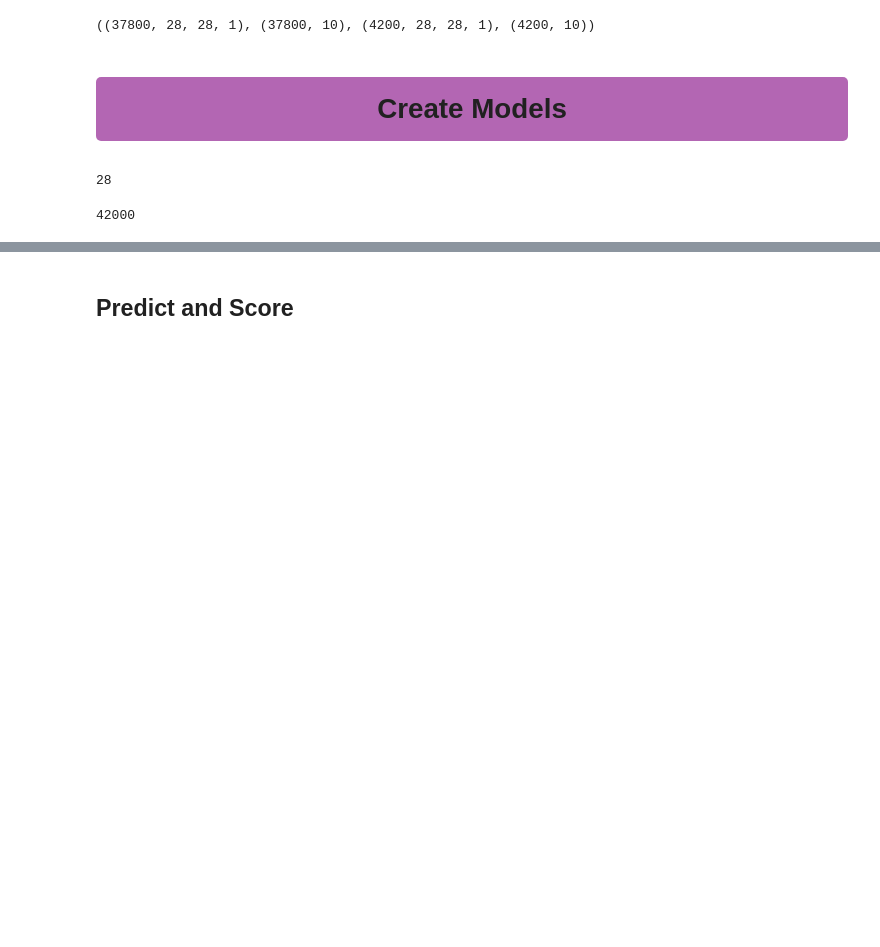
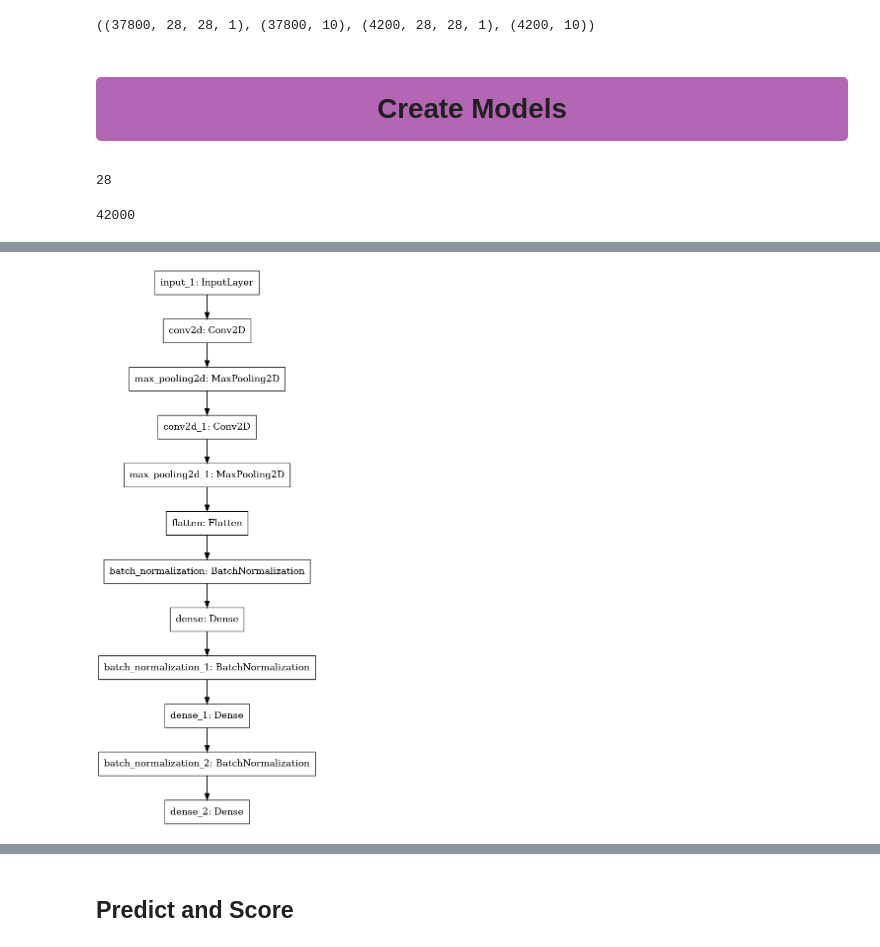
Before and after one commit to melling/ml-mnist-kaggle-digit-recognizer, a Jupyter notebook: mnist-cnn.ipynb, the cells around one changed output, grey strips where cells are left out. Saved outputs shown, nothing was run; the diff lists cells and outputs as text; code cells hidden in the pictures; blank space fills up the shorter version.

```diff
--- a/mnist-cnn.ipynb
+++ b/mnist-cnn.ipynb
@@ -256,3 +259,7 @@ To enable them in other operations, rebuild TensorFlow with the appropriate comp
+# %%
+keras.utils.plot_model(model)
+# %% [output]
+[figure, added]
 # %%
 %%time
 
```
Also changed, not shown: parts of 9 cells of this notebook.
